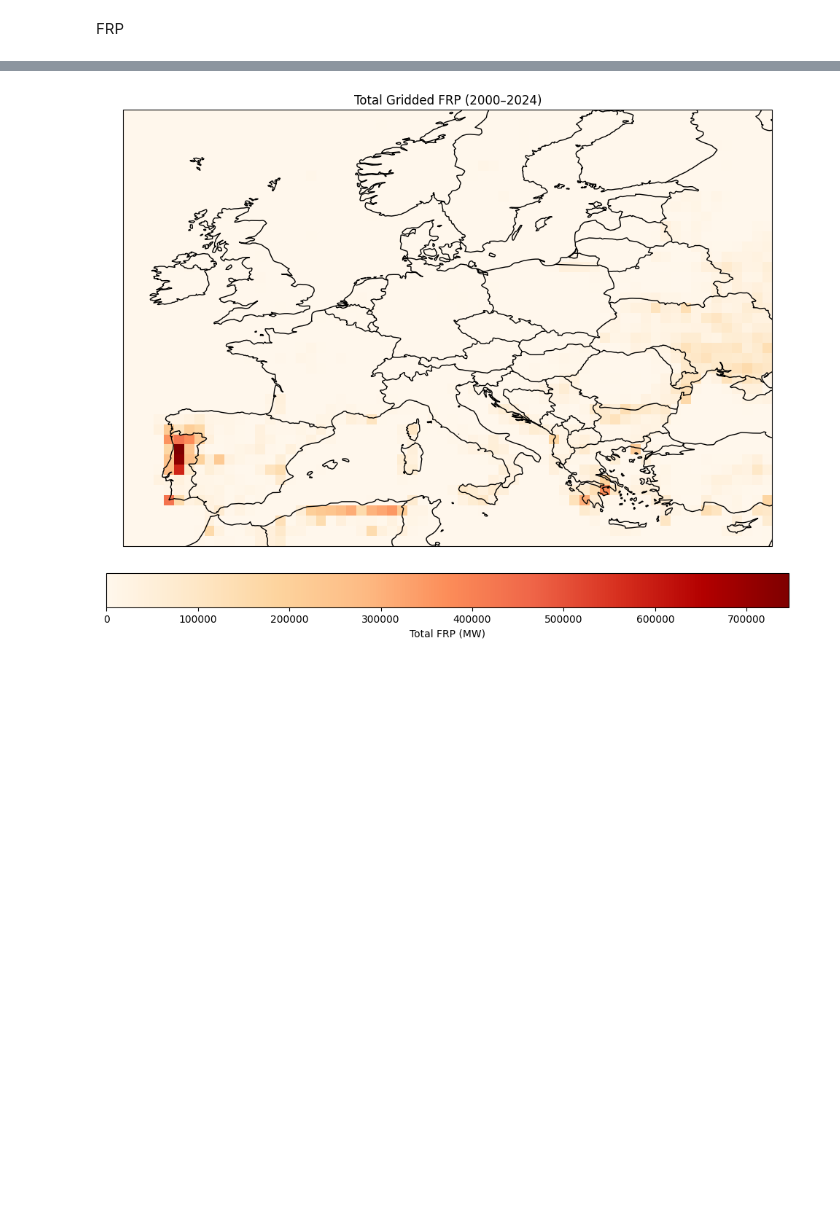
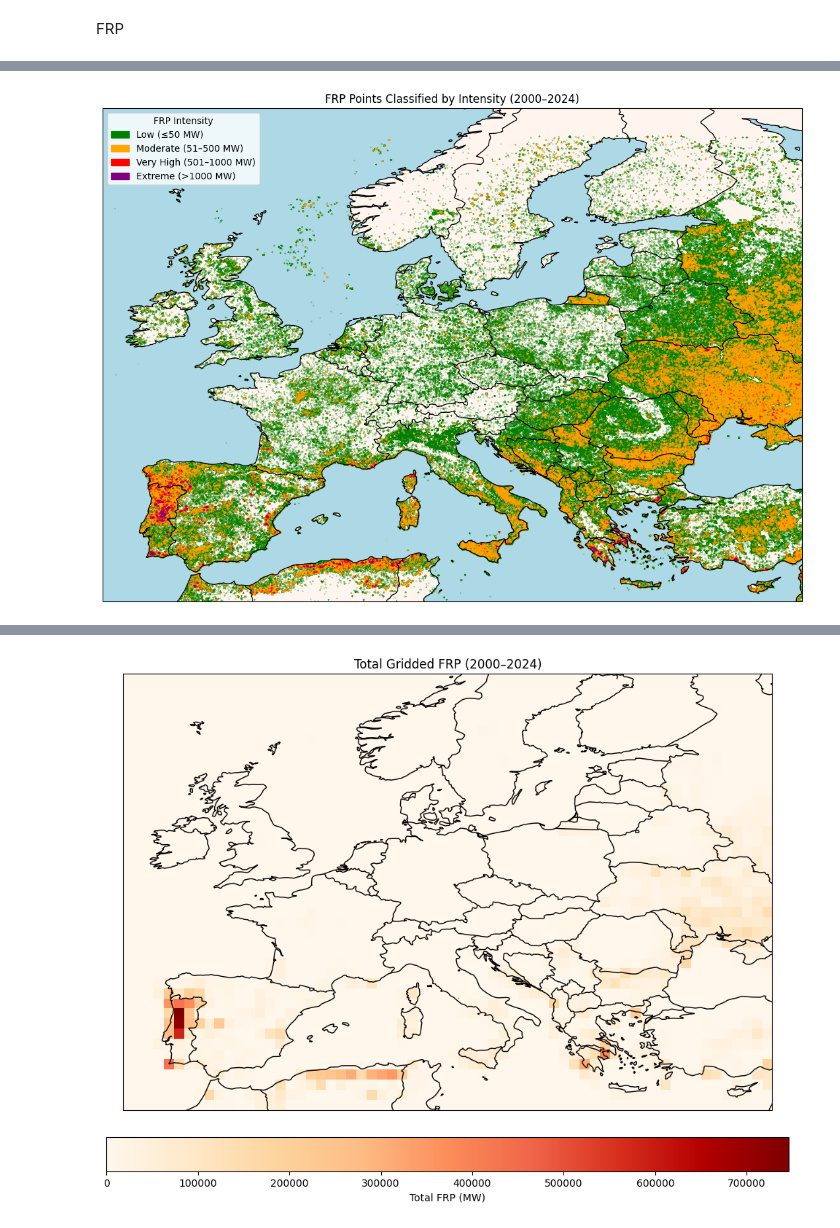
Before and after one commit to Sofs27/Thesis, a Jupyter notebook: Code/Wildfire.ipynb, the cells around one changed output, grey strips where cells are left out. Drawn from its saved outputs; the diff is of its cells as text; code cells hidden in the pictures; blank space fills up the shorter version.

```diff
--- a/Code/Wildfire.ipynb
+++ b/Code/Wildfire.ipynb
@@ -103,3 +60,51 @@ plt.show()
+# %%
+# Classification 4 levels  ≤50 MW (low intensity), 50 to ≤500 MW (moderate to high intensity), 500 ≤ 1000 MW (very high intensity),and >1000 MW (extreme intensity)
+
+import pandas as pd
+import matplotlib.pyplot as plt
+import cartopy.crs as ccrs
+import cartopy.feature as cfeature
+from matplotlib.patches import Patch
+
+# Load and prepare data
+df = pd.read_csv(r"E:\IPMA\FRP\FRP_2000_2024.csv")
+df.columns = [col.lower() for col in df.columns]
+df['acq_date'] = pd.to_datetime(df['acq_date'])
+
+# Classification bins and labels
+bins = [0, 50, 500, 1000, float('inf')]
+labels = ['Low (≤50 MW)', 'Moderate (51–500 MW)', 'Very High (501–1000 MW)', 'Extreme (>1000 MW)']
+colors = ['green', 'orange', 'red', 'purple']
+
+# Classify FRP into intensity categories
+df['intensity'] = pd.cut(df['frp'], bins=bins, labels=labels, include_lowest=True)
+
+# Begin plot
+plt.figure(figsize=(12, 8))
+ax = plt.axes(projection=ccrs.PlateCarree())
+ax.set_extent([-12, 36, 34, 66])  # Study area extent
+
+# Add map features
+ax.add_feature(cfeature.BORDERS)
+ax.add_feature(cfeature.COASTLINE)
+ax.add_feature(cfeature.LAND, facecolor='seashell')
+ax.add_feature(cfeature.OCEAN, facecolor='lightblue')
+
+# Plot each category separately and create legend handles as colored squares
+legend_handles = []
+for label, color in zip(labels, colors):
+    cat_df = df[df['intensity'] == label]
+    scatter = ax.scatter(cat_df['longitude'], cat_df['latitude'], label=label, color=color,
+                         s=0.05, alpha=1, transform=ccrs.PlateCarree())
+    legend_handles.append(Patch(color=color, label=label))
+
+# Add legend with custom handles (colored squares)
+plt.legend(handles=legend_handles, title='FRP Intensity', loc='upper left')
+plt.title("FRP Points Classified by Intensity (2000–2024)")
+plt.tight_layout()
+plt.show()
+# %% [output]
+[figure, added]
 # %%
 # Turn point dataset into gridded dataset, where its horizontal resolution is 0.75º*0.75º
 
```
Also changed, not shown: parts of 7 cells of this notebook, 14 other files.
